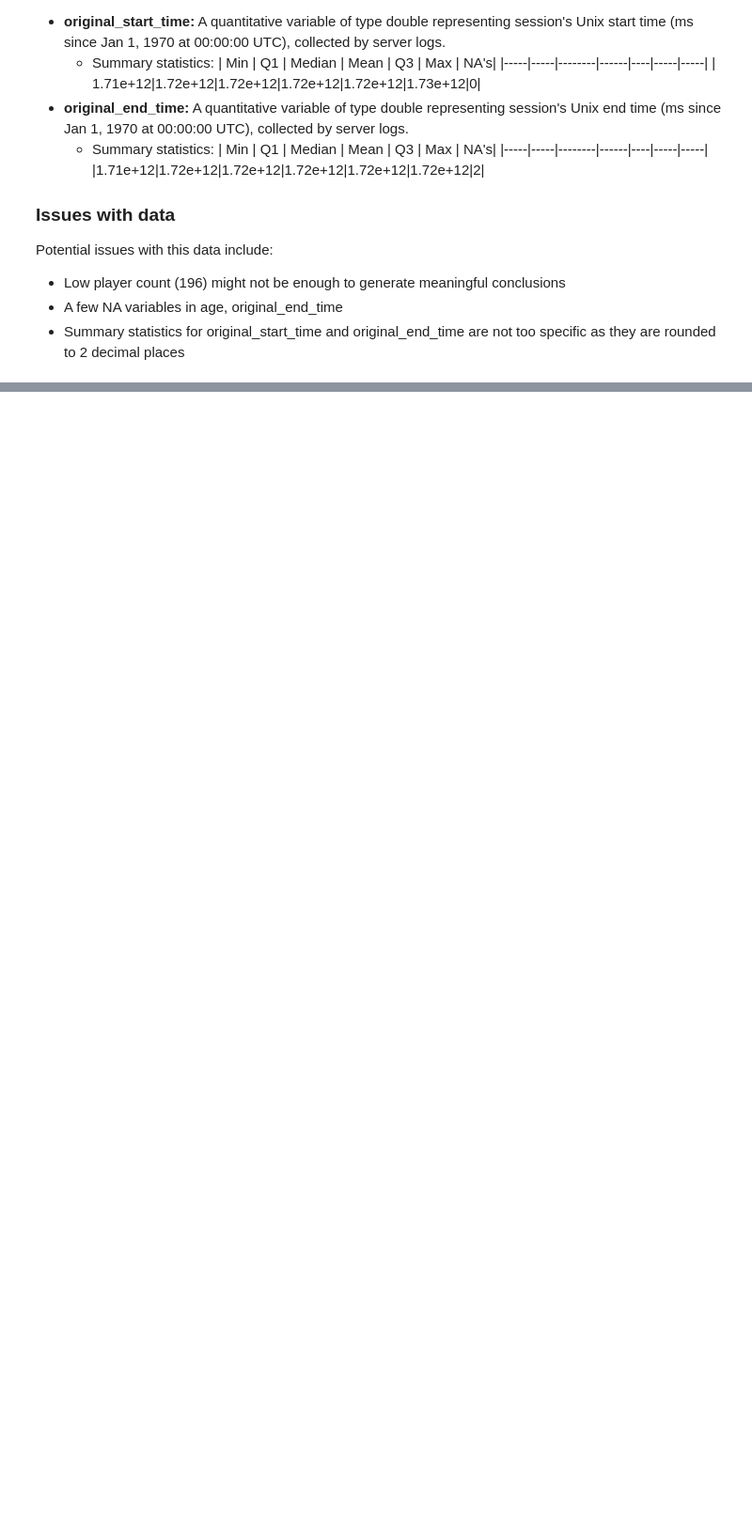
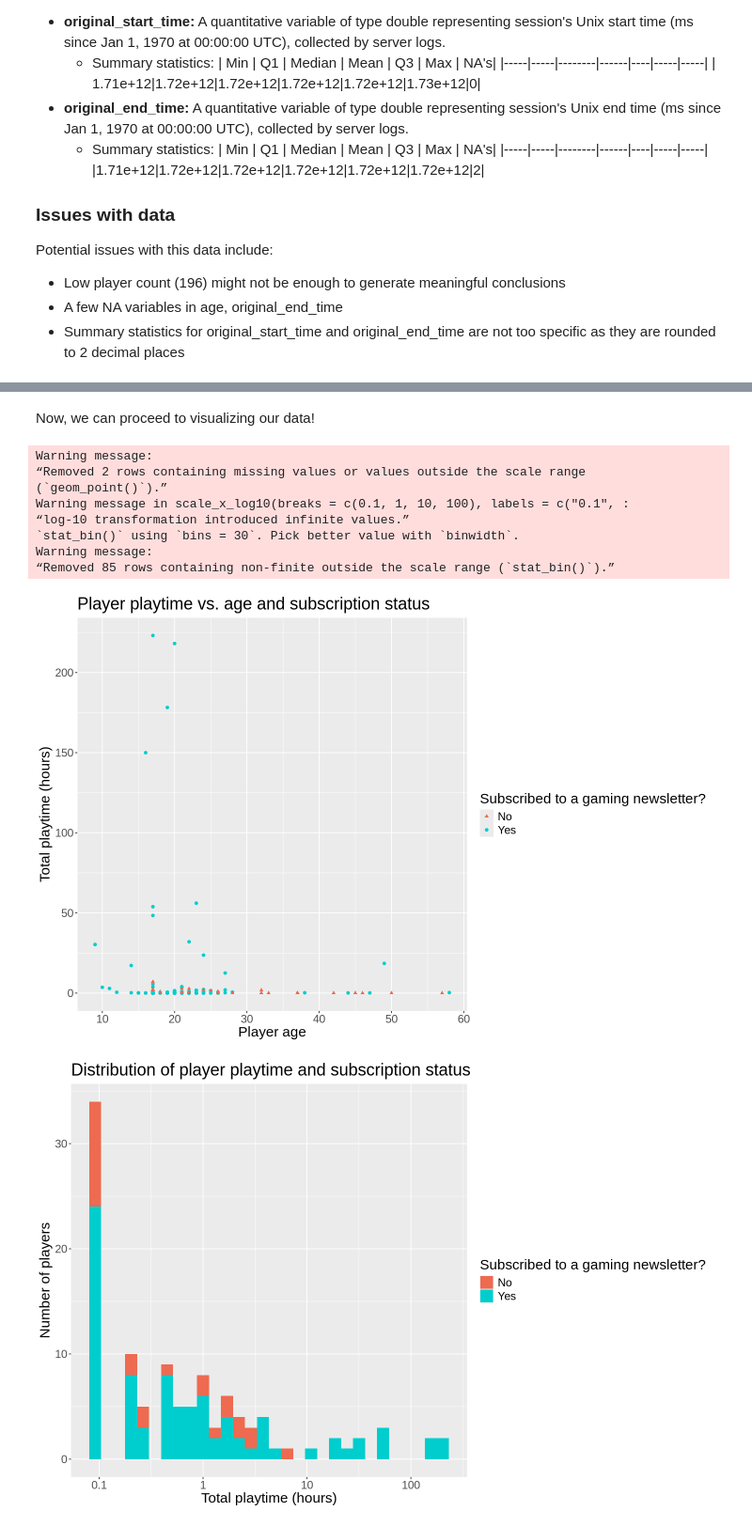
Before and after one commit to nesteagle/DSCI100-Project, a Jupyter notebook: planning-report/report.ipynb, the cells around one changed output, grey strips where cells are left out. Shown at 94% size. Saved outputs shown, nothing was run; the diff lists cells and outputs as text; code cells hidden in the pictures; blank space fills up the shorter version.

Commit message:
Added exploratory data analysis and visualization of data

```diff
--- a/planning-report/report.ipynb
+++ b/planning-report/report.ipynb
@@ -97,0 +166,47 @@ Potential issues with this data include:
+# %%
+players <- players |>
+    rename(age = Age, hashed_email = hashedEmail)
+sessions <- sessions |>
+    rename(hashed_email = hashedEmail)
+# %% [markdown]
+Now, we can proceed to visualizing our data!
+# %%
+library(RColorBrewer)
+options(repr.plot.width = 12, repr.plot.height = 8)
+
+ggplot(players, aes(x=age, y=played_hours, colour = subscribe, shape = subscribe)) +
+    geom_point() +
+    labs(x="Player age", y="Total playtime (hours)", colour = "Subscribed to a gaming newsletter?", shape = "Subscribed to a gaming newsletter?", title="Player playtime vs. age and subscription status")+
+    scale_color_manual(labels=c("No","Yes"), values=c("coral2", "cyan3"))+
+    scale_shape_manual(labels=c("No","Yes"), values=c("triangle", "circle"))+
+    theme(text = element_text(size=18))
+
+ggplot(players, aes(x=played_hours, fill = subscribe)) +
+    geom_histogram() +
+    labs(x="Total playtime (hours)", y="Number of players", fill = "Subscribed to a gaming newsletter?", title="Distribution of player playtime and subscription status")+
+    scale_fill_manual(labels=c("No","Yes"), values=c("coral2", "cyan3"))+
+    theme(text = element_text(size=18))+
+    scale_x_log10(breaks=c(0.1,1,10,100), labels=c("0.1","1","10","100"))
+
+ggplot(players, aes(x=as_factor(experience), fill = gender)) +
+    geom_bar(stat="count") +
+    theme(text = element_text(size=16)) +
+    labs(x="Player Self-Identified Experience Level", y="Number of players", title="Distribution of player experience levels and gender", fill = "Player Gender")+
+    scale_fill_brewer(palette = 'Pastel2')
+
+ggplot(players, aes(x=subscribe, fill=gender)) +
+    geom_bar(stat="count") +
+    theme(text = element_text(size=16)) +
+    labs(x="Subscribed to a gaming newsletter?", y="Number of players", title="Distribution of gaming newsletter subscription", fill = "Player Gender")+
+    scale_fill_brewer(palette = 'Pastel2')
+# %% [output]
+Warning message:
+“Removed 2 rows containing missing values or values outside the scale range
+(`geom_point()`).”
+Warning message in scale_x_log10(breaks = c(0.1, 1, 10, 100), labels = c("0.1", :
+“log-10 transformation introduced infinite values.”
+`stat_bin()` using `bins = 30`. Pick better value with `binwidth`.
+Warning message:
+“Removed 85 rows containing non-finite outside the scale range (`stat_bin()`).”
+[figure, added]
+[figure, added]
```
Also changed, not shown: parts of 7 cells of this notebook.
